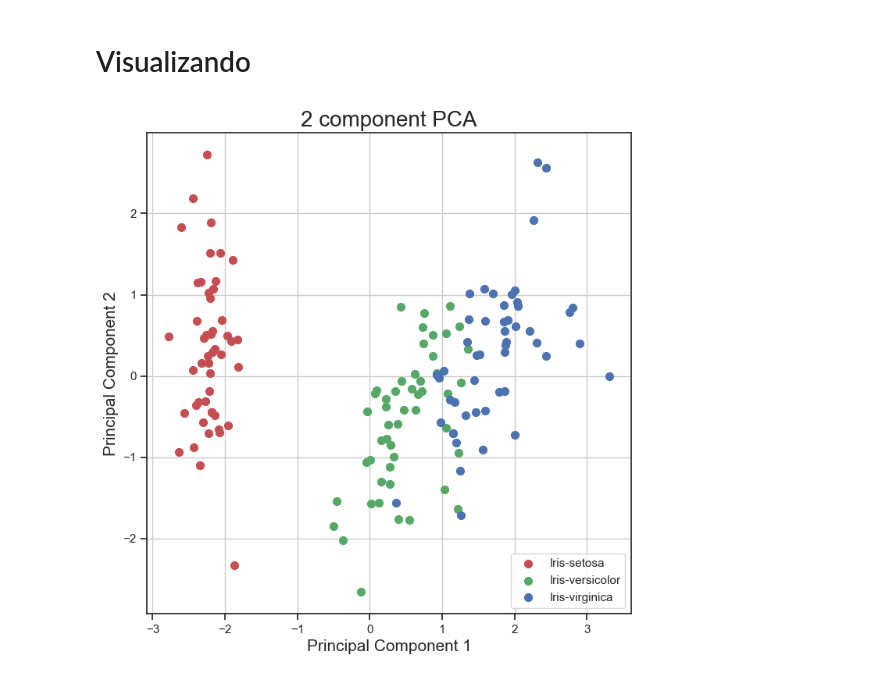
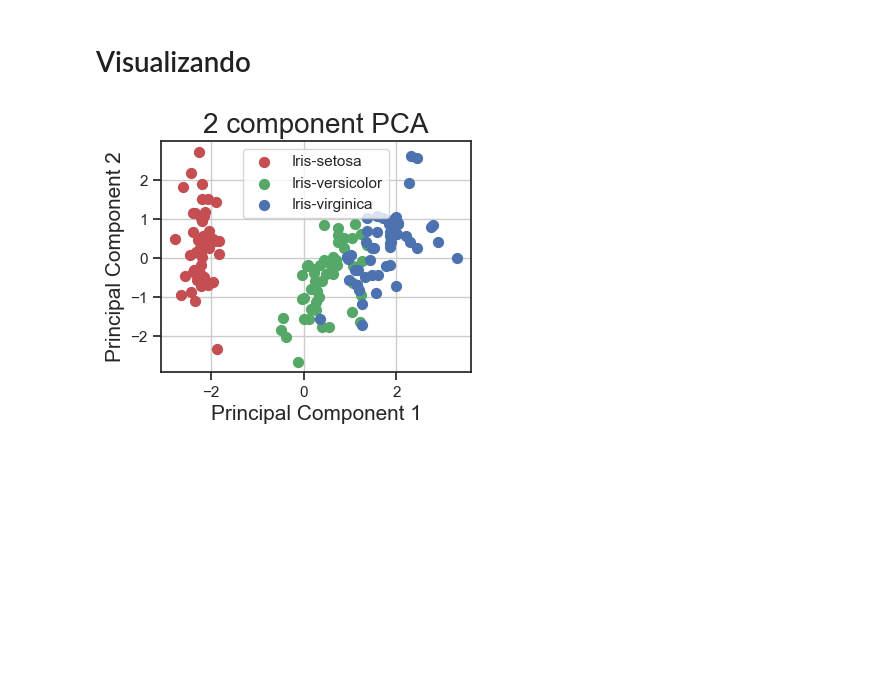
Before and after one commit to cordeirolibel/coderhouse_ds_45735, a Jupyter notebook: Aula29 (Pré-processamento de dados)/29-PCA.ipynb, the cells around one changed output. Saved outputs shown, nothing was run; the diff lists cells and outputs as text; code cells hidden in the pictures; blank space fills up the shorter version.

```diff
--- a/Aula29 (Pré-processamento de dados)/29-PCA.ipynb
+++ b/Aula29 (Pré-processamento de dados)/29-PCA.ipynb
@@ -98,20 +99,20 @@ loadings
 # %%
 finalDf = pd.concat([principalDf, df[['target']]], axis = 1)
 # %%
-fig = plt.figure(figsize = (8,8))
+fig = plt.figure(figsize = (4,3))
 ax = fig.add_subplot(1,1,1)
 ax.set_xlabel('Principal Component 1', fontsize = 15)
 ax.set_ylabel('Principal Component 2', fontsize = 15)
 ax.set_title('2 component PCA', fontsize = 20)
 targets = ['Iris-setosa', 'Iris-versicolor', 'Iris-virginica']
 colors = ['r', 'g', 'b']
 for target, color in zip(targets,colors):
     indicesToKeep = finalDf['target'] == target
     ax.scatter(finalDf.loc[indicesToKeep,"PC1"]
                , finalDf.loc[indicesToKeep, "PC2"]
                , c = color
                , s = 50)
 ax.legend(targets)
 ax.grid()
 # %% [output]
-[figure, old version]
+[figure, new version]
```
Also changed, not shown: parts of 1 cell of this notebook, 5 other files.
